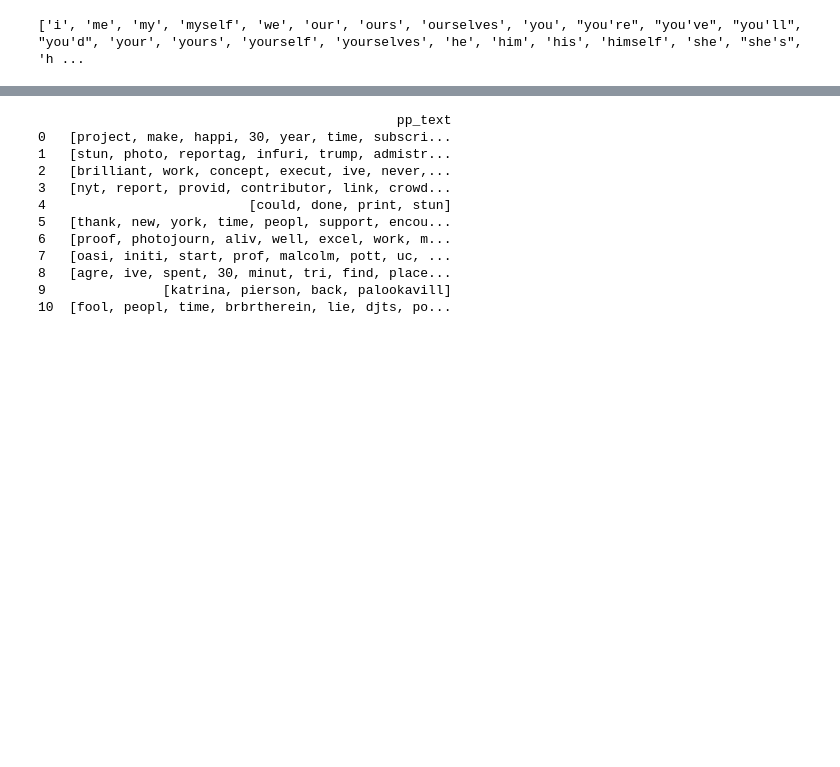
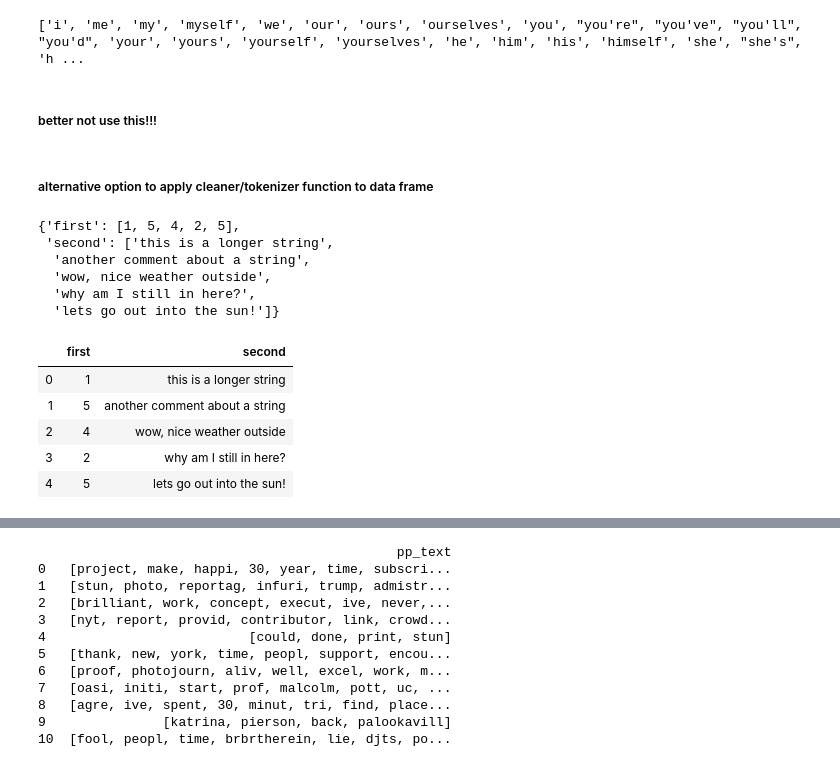
Before and after one commit to KnoebelSu/Intro_DigitalHumanities_Methods, a Jupyter notebook: Assignment_03.ipynb, the cells around one changed output, grey strips where cells are left out. Saved outputs shown, nothing was run; the diff lists cells and outputs as text; code cells hidden in the pictures; blank space fills up the shorter version.

```diff
--- a/Assignment_03.ipynb
+++ b/Assignment_03.ipynb
@@ -187,4 +187,6 @@ def tokenizer(text):
             cleaned_tokens.append(token_stemmed)
 
     return cleaned_tokens
+# %% [markdown]
+#####  better not use this!!!
 # %%
@@ -195,0 +203,2 @@ comments_2017['pp_text'] = pp_text_col #name the new cleaned column pp_text
+# %% [markdown]
+##### alternative option to apply cleaner/tokenizer function to data frame
@@ -195,0 +210,20 @@ comments_2017['pp_text'] = pp_text_col #name the new cleaned column pp_text
+# %%
+my_dict = {"first":[1, 5, 4, 2, 5], "second":["this is a longer string","another comment about a string","wow, nice weather outside","why am I still in here?","lets go out into the sun!"]}
+my_dict
+# %% [output]
+{'first': [1, 5, 4, 2, 5],
+ 'second': ['this is a longer string',
+  'another comment about a string',
+  'wow, nice weather outside',
+  'why am I still in here?',
+  'lets go out into the sun!']}
+# %%
+df = pd.DataFrame(my_dict)
+df
+# %% [output]
+|  | first | second |
+| 0 | 1 | this is a longer string |
+| 1 | 5 | another comment about a string |
+| 2 | 4 | wow, nice weather outside |
+| 3 | 2 | why am I still in here? |
+| 4 | 5 | lets go out into the sun! |
```
Also changed, not shown: parts of 16 cells of this notebook.
